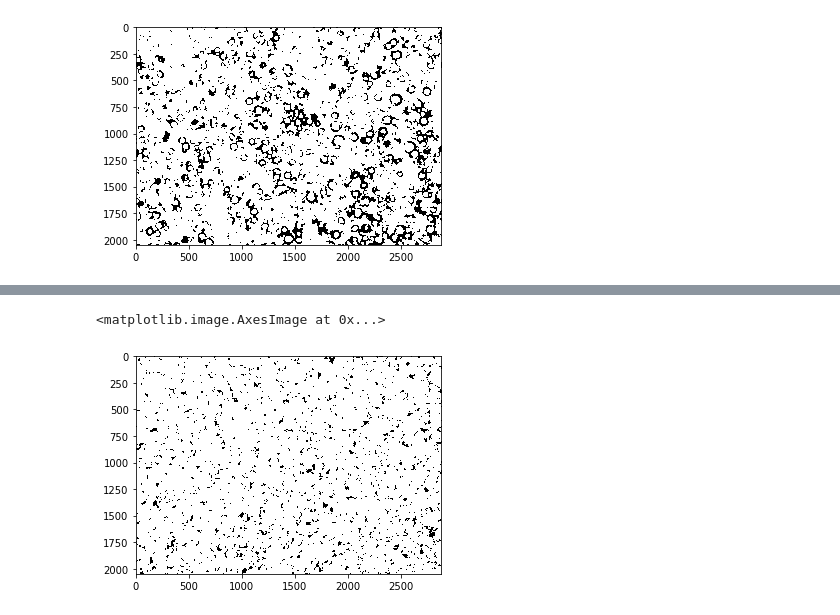
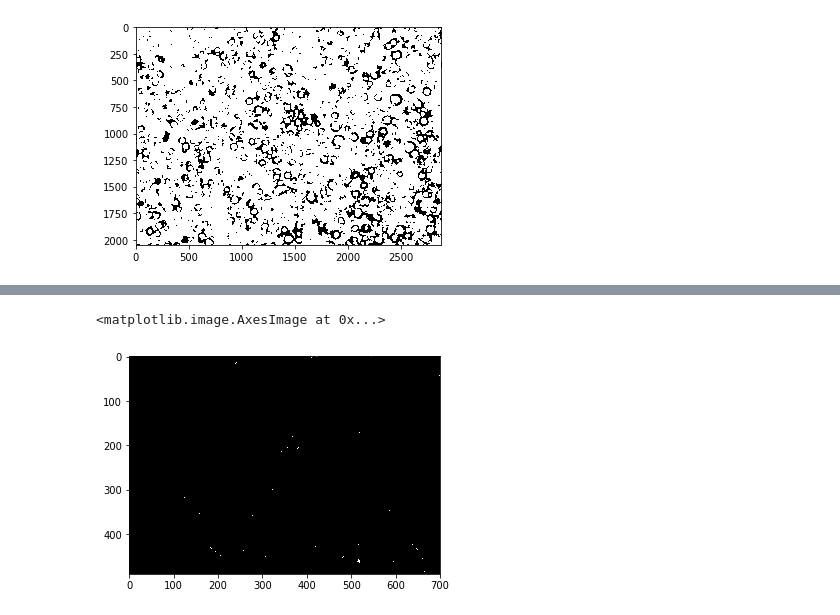
Before and after one commit to AlejandroAlayonS/Herramientas-Computacionales-IMEC3602, a Jupyter notebook: Taller 5/Taller 5.ipynb, the cells around one changed output, grey strips where cells are left out. Saved outputs shown, nothing was run; the diff lists cells and outputs as text; code cells hidden in the pictures.

```diff
--- a/Taller 5/Taller 5.ipynb
+++ b/Taller 5/Taller 5.ipynb
@@ -134,6 +134,8 @@ plt.imshow(markers)
 # %%
-gran2 = pylab.imread("200x_1010_T.tif")
+gran1 = cv2.imread('granitos.jpg')
 #print imagen
+gran2 = gran1[0:490,0:700]
+gran2 = ndimage.median_filter(gran2, 3)
 pylab.imshow(gran2, cmap = cm.Greys_r);
 plt.title('Imagen Original', fontsize=12);
 # %% [output]
@@ -141,7 +143,6 @@ plt.title('Imagen Original', fontsize=12);
 # %%
 gray = cv2.cvtColor(gran2,cv2.COLOR_BGR2GRAY)
-ret2, thresh2 = cv2.threshold(gray,0,255,cv2.THRESH_BINARY+cv2.THRESH_OTSU)
-crop2 = thresh2[1500:1900,0:500]
-plt.imshow(crop2)
+ret2, thresh2 = cv2.threshold(gray,0,255,cv2.THRESH_BINARY_INV+cv2.THRESH_OTSU)
+plt.imshow(thresh2)
 # %% [output]
 <matplotlib.image.AxesImage at 0x...>
@@ -149,16 +150,16 @@ plt.imshow(crop2)
 # %%
 # noise removal
 kernel = np.ones((3,3),np.uint8)
-opening = cv2.morphologyEx(thresh2,cv2.MORPH_OPEN,kernel, iterations = 2)
+opening = cv2.morphologyEx(thresh2,cv2.MORPH_OPEN,kernel, iterations = 1)
 # sure background area
-sure_bg = cv2.dilate(thresh2,kernel,iterations=3)
+sure_bg = cv2.dilate(opening,kernel,iterations=100)
 # Finding sure foreground area
-dist_transform = cv2.distanceTransform(thresh2,cv2.DIST_L2,5)
-ret, sure_fg = cv2.threshold(dist_transform,0.7*dist_transform.max(),255,0)
+dist_transform = cv2.distanceTransform(opening,cv2.DIST_L2,5)
+ret, sure_fg = cv2.threshold(dist_transform,0.5*dist_transform.max(),255,0)
 # Finding unknown region
 sure_fg = np.uint8(sure_fg)
 unknown = cv2.subtract(sure_bg,sure_fg)
-plt.imshow(sure_bg)
+plt.imshow(sure_fg)
 # %% [output]
 <matplotlib.image.AxesImage at 0x...>
-[figure, old version]
+[figure, new version]
```
Also changed, not shown: parts of 10 cells of this notebook, 2 other files.
